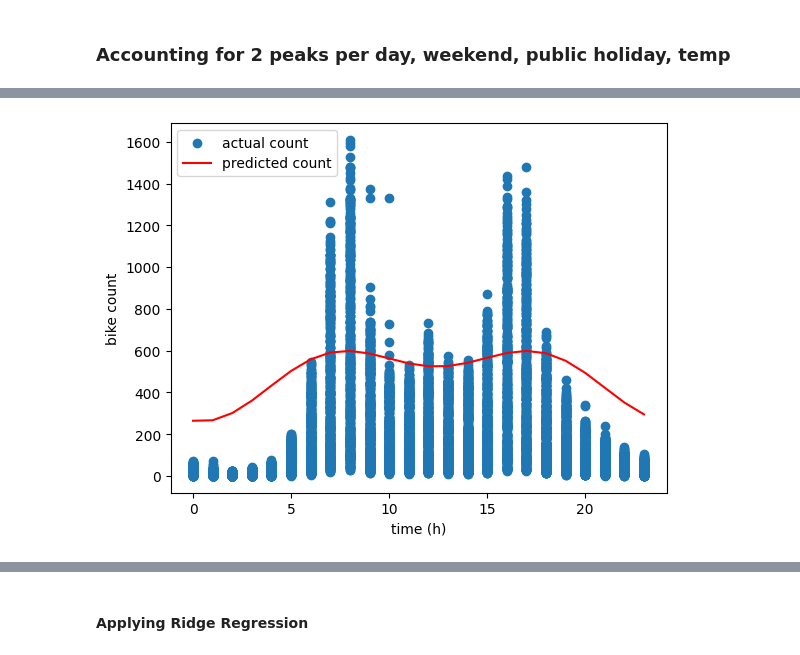
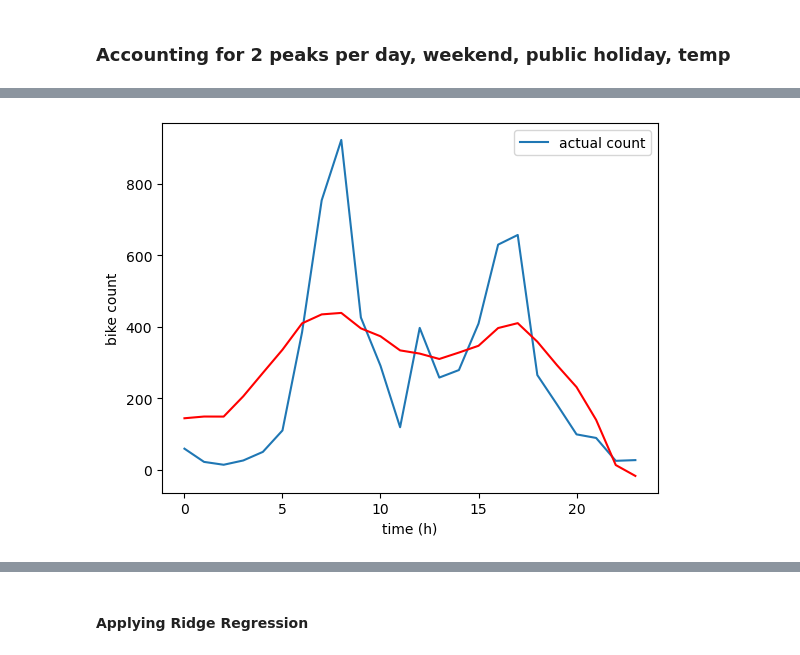
Before and after one commit to KeremOzemre/Mathematical_Modelling_Project, a Jupyter notebook: part_2.ipynb, the cells around one changed output, grey strips where cells are left out. Cells and saved outputs as stored; diff of their text form; code cells hidden in the pictures.

```diff
--- a/part_2.ipynb
+++ b/part_2.ipynb
@@ -114,7 +149,7 @@ df_training["is_weekend"] = df_training["datetime"].dt.dayofweek >= 5
 df_training["is_holiday"] = df_training["holiday"] == True
 
 df_training["temp1"] = df_training["temperature_C"]
-df_training["temp2"] = df_training["temperature_C"] ** 2
+# df_training["temp2"] = df_training["temperature_C"] ** 2
 
 df_training["h_sin1"] = np.sin(2 * np.pi * df_training["datetime"].dt.hour / 24)
 df_training["h_cos1"] = np.cos(2 * np.pi * df_training["datetime"].dt.hour / 24)
@@ -122,21 +157,22 @@ df_training["h_cos1"] = np.cos(2 * np.pi * df_training["datetime"].dt.hour / 24)
 df_training["h_sin2"] = np.sin(2 * np.pi * df_training["datetime"].dt.hour / 12)
 df_training["h_cos2"] = np.cos(2 * np.pi * df_training["datetime"].dt.hour / 12)
 
-X = np.column_stack([df_training["h_sin1"],
+n = df_training.shape[0]
+
+X = np.column_stack([np.ones(n),
+                     df_training["h_sin1"],
                      df_training["h_cos1"],
                      df_training["h_sin2"],
                      df_training["h_cos2"],
                      df_training["is_weekend"],
                      df_training["is_holiday"],
                      df_training["temp1"],
-                     df_training["temp2"]]) #input
+                    #  df_training["temp2"]
+                     ]) #input
 
 y = np.array(df_training["bike_count"]).reshape(-1, 1) #target
 
-regr = LinearRegression()
-regr.fit(X, y)
-
-R2 = regr.score(X, y)
+w = linear_reg(X,y)
 
 def predict_count_3(h, temp, is_weekend=False, is_holiday=False):
     sin1_h = np.sin(2 * np.pi * h / 24)
@@ -147,10 +183,11 @@ def predict_count_3(h, temp, is_weekend=False, is_holiday=False):
     is_weekend_arr = np.full(len(h), is_weekend, dtype=float)
     is_holiday_arr = np.full(len(h), is_holiday, dtype=float)
     temp1_arr = np.full(len(h), temp, dtype=float)
-    temp2_arr = np.full(len(h), temp**2, dtype=float)
+    temp2_arr = np.full(len(h), temp, dtype=float)
 
     X_pred = np.column_stack([sin1_h, cos1_h, sin2_h, cos2_h, is_weekend_arr, is_holiday_arr, temp1_arr, temp2_arr])
     return regr.predict(X_pred).flatten()
 
-R2
+# R2
+w
 # %% [output]
@@ -158,11 +224,38 @@ R2
 # %%
 time_eval = np.arange(0, 24, 1)
 
-plt.scatter(df_training["datetime"].dt.hour, df_training["bike_count"], label="actual count")
-plt.plot(time_eval, predict_count_3(time_eval, 25, False, False), label="predicted count", color = "red")
+df_validating["is_weekend"] = df_validating["datetime"].dt.dayofweek >= 5
+df_validating["is_holiday"] = df_validating["holiday"] == True
+
+df_validating["temp1"] = df_validating["temperature_C"]
+# df_validating["temp2"] = df_validating["temperature_C"] ** 2
+
+df_validating["h_sin1"] = np.sin(2 * np.pi * df_validating["datetime"].dt.hour / 24)
+df_validating["h_cos1"] = np.cos(2 * np.pi * df_validating["datetime"].dt.hour / 24)
+
+df_validating["h_sin2"] = np.sin(2 * np.pi * df_validating["datetime"].dt.hour / 12)
+df_validating["h_cos2"] = np.cos(2 * np.pi * df_validating["datetime"].dt.hour / 12)
+
+XX = np.column_stack([np.ones(n),
+                     df_validating["h_sin1"],
+                     df_validating["h_cos1"],
+                     df_validating["h_sin2"],
+                     df_validating["h_cos2"],
+                     df_validating["is_weekend"],
+                     df_validating["is_holiday"],
+                     df_validating["temp1"],
+                    #  df_validating["temp2"]
+                     ]) #input
+
+day = 200
+
+plt.plot(df_validating["datetime"].dt.hour.values[24 * day: 24 * day + 24], df_validating["bike_count"][24 * day: 24 * day + 24], label="actual count")
+# plt.plot(time_eval, predict_count_3(time_eval, 25, False, False), label="predicted count", color = "red")
+plt.plot(df_validating["datetime"].dt.hour.values[24 * day: 24 * day + 24], (XX @ w)[24 * day : 24 * day + 24],color="red")
+
 plt.xlabel("time (h)")
 plt.ylabel('bike count')
 plt.legend()
 plt.show()
 # %% [output]
-[figure, old version]
+[figure, new version]
```
Also changed, not shown: parts of 10 cells of this notebook, 1 other file.
